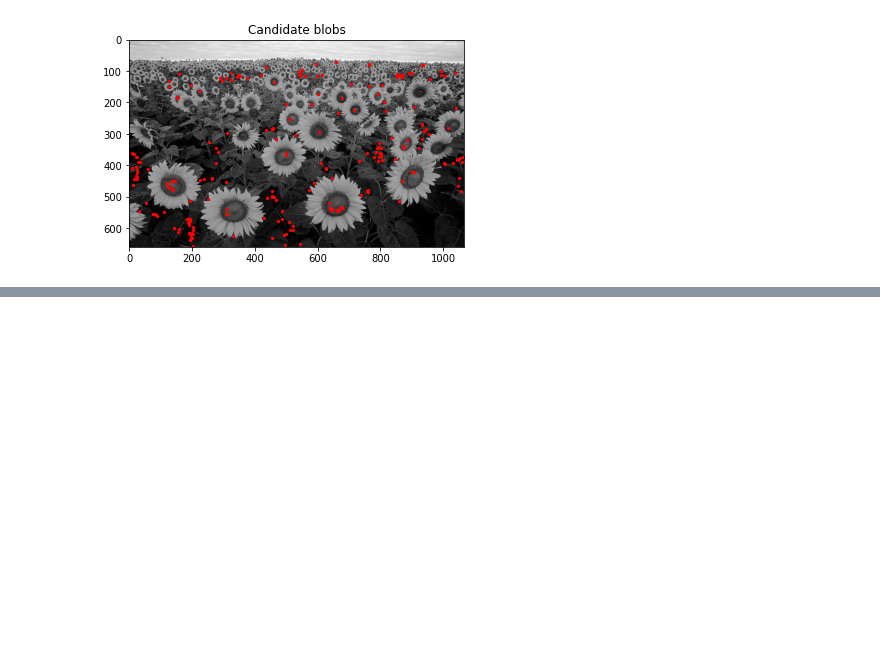
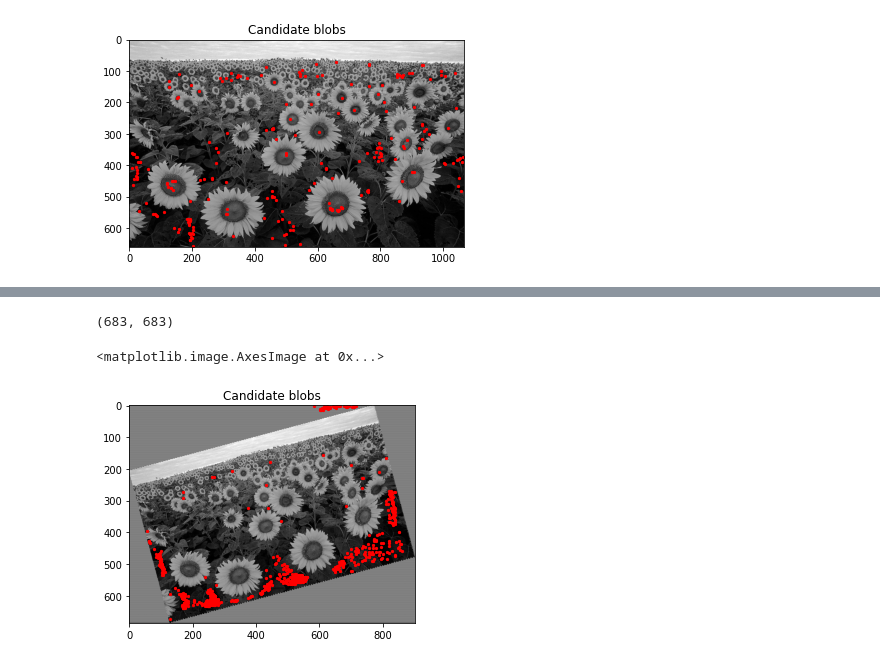
Before and after one commit to henrfj/02504-Computer-Vision, a Jupyter notebook: ex8 Blob detection.ipynb, the cells around one changed output, grey strips where cells are left out. Saved outputs shown, nothing was run; the diff lists cells and outputs as text; code cells hidden in the pictures; blank space fills up the shorter version.

```diff
--- a/ex8 Blob detection.ipynb
+++ b/ex8 Blob detection.ipynb
@@ -186,0 +201,47 @@ plt.imshow(gray, cmap="gray")
+# %%
+def transformIm(im, theta, s):
+    # Setup
+    w, h = im.shape
+    y, x = np.meshgrid(
+        np.linspace(0, w, w, dtype=int), np.linspace(0, h, h, dtype=int))
+    x=x.flatten() * s
+    y=y.flatten() * s
+    locs = np.vstack((x, y))
+
+    # Rotate
+    theta = theta*np.pi/180
+    R = np.array([[np.cos(theta), np.sin(theta)],
+                    [-np.sin(theta), np.cos(theta)]])
+    # Rotate
+    rotated = R@locs
+    # Scale
+    rotated[0, :] = rotated[0, :] - rotated[0, :].min()
+    rotated[1, :] = rotated[1, :] - rotated[1, :].min()
+
+    # Create canvas
+    x_axis = math.ceil(rotated[0, :].max()-rotated[0, :].min())
+    y_axis = math.ceil(rotated[1, :].max()-rotated[1, :].min())
+    canvas = np.zeros(shape=(y_axis, x_axis))*im.min()
+    canvas[::2] = im.max() # To break up the flat surface
+    # Draw onto canvas
+    for i in range(len(im[0])):
+        for j in range(len(im[:, i])):
+            iteration = i * len(im[:, i]) + j
+            xpos = np.int32(rotated[0, iteration])
+            ypos = np.int32(rotated[1, iteration])
+            color = im[j, i]
+            canvas[ypos, xpos] = color
+
+    return np.uint8(canvas)
+# %%
+r_im = transformIm(gray, theta=15, s=0.75)
+blobs = detectBlobs(im=r_im, sigma=9, n=8, threshold=25, verbose=False)
+print((len(blobs[0]), len(blobs[1])))
+plt.scatter(blobs[1], blobs[0], s=5, c="red")
+plt.gca().invert_yaxis()
+plt.title("Candidate blobs")
+plt.imshow(r_im, cmap="gray")
+# %% [output]
+(683, 683)
+<matplotlib.image.AxesImage at 0x...>
+[figure, added]
```
Also changed, not shown: parts of 16 cells of this notebook.
